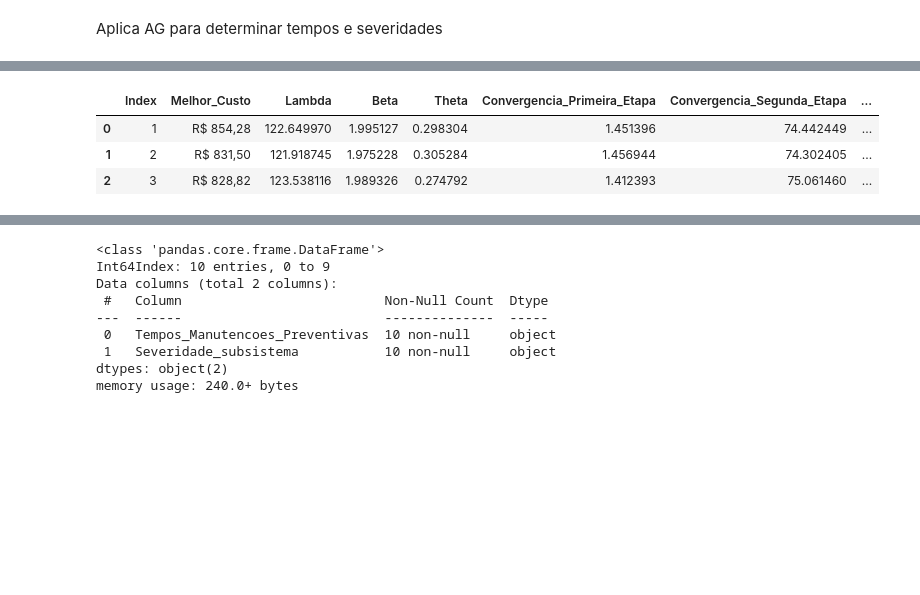
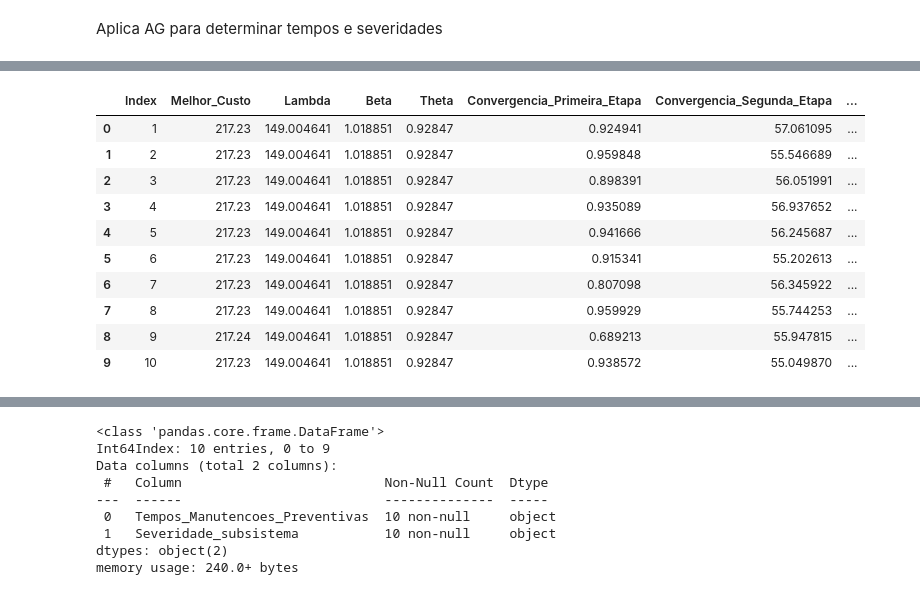
Before and after one commit to uervitonsantos/Otimizacao-Politicaca-Manutencao-Preventiva-Imperfeita, a Jupyter notebook: Otimização_Ag_política_de_manutenção_preventiva_imperfeita_v13.ipynb, the cells around one changed output, grey strips where cells are left out. Saved outputs shown, nothing was run; the diff lists cells and outputs as text; code cells hidden in the pictures; blank space fills up the shorter version.

```diff
--- a/Otimização_Ag_política_de_manutenção_preventiva_imperfeita_v13.ipynb
+++ b/Otimização_Ag_política_de_manutenção_preventiva_imperfeita_v13.ipynb
@@ -605,12 +603,19 @@ with open(nome_arquivo, 'a+', newline='') as arquivo_csv:
 # %%
 # Leitura dos dados de tempo de falha para 4 cenarios de exemplo
 resultado = pd.read_csv(nome_arquivo, sep=",")
-resultado.head(20)
+resultado.head(10)
 # %% [output]
 |  | Index | Melhor_Custo | Lambda | Beta | Theta | Convergencia_Primeira_Etapa | Convergencia_Segunda_Etapa | ... |
-| 0 | 1 | R$ 854,28 | 122.649970 | 1.995127 | 0.298304 | 1.451396 | 74.442449 | ... |
-| 1 | 2 | R$ 831,50 | 121.918745 | 1.975228 | 0.305284 | 1.456944 | 74.302405 | ... |
-| 2 | 3 | R$ 828,82 | 123.538116 | 1.989326 | 0.274792 | 1.412393 | 75.061460 | ... |
+| 0 | 1 | 217.23 | 149.004641 | 1.018851 | 0.92847 | 0.924941 | 57.061095 | ... |
+| 1 | 2 | 217.23 | 149.004641 | 1.018851 | 0.92847 | 0.959848 | 55.546689 | ... |
+| 2 | 3 | 217.23 | 149.004641 | 1.018851 | 0.92847 | 0.898391 | 56.051991 | ... |
+| 3 | 4 | 217.23 | 149.004641 | 1.018851 | 0.92847 | 0.935089 | 56.937652 | ... |
+| 4 | 5 | 217.23 | 149.004641 | 1.018851 | 0.92847 | 0.941666 | 56.245687 | ... |
+| 5 | 6 | 217.23 | 149.004641 | 1.018851 | 0.92847 | 0.915341 | 55.202613 | ... |
+| 6 | 7 | 217.23 | 149.004641 | 1.018851 | 0.92847 | 0.807098 | 56.345922 | ... |
+| 7 | 8 | 217.23 | 149.004641 | 1.018851 | 0.92847 | 0.959929 | 55.744253 | ... |
+| 8 | 9 | 217.24 | 149.004641 | 1.018851 | 0.92847 | 0.689213 | 55.947815 | ... |
+| 9 | 10 | 217.23 | 149.004641 | 1.018851 | 0.92847 | 0.938572 | 55.049870 | ... |
 # %%
 resultado.info()
 # %% [output]
```
Also changed, not shown: parts of 18 cells of this notebook.
